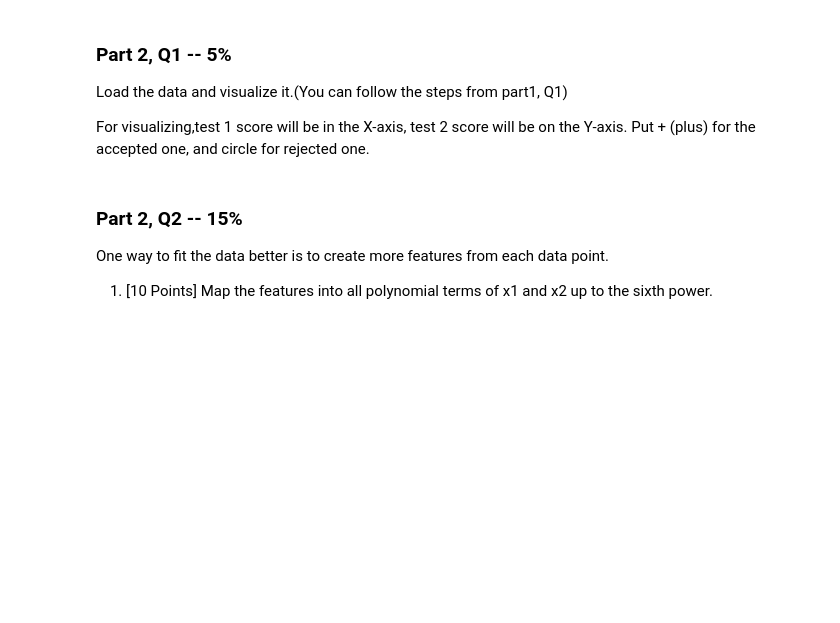
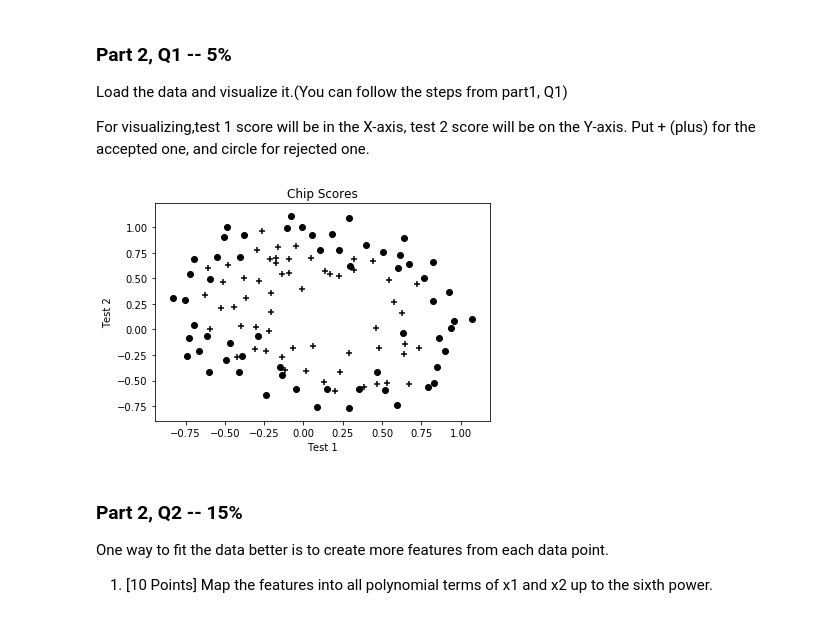
Before and after one commit to aviveiros11/Machine_Learning, a Jupyter notebook: Assignment2/Assignment2.ipynb, the cells around one changed output. Drawn from its saved outputs; the diff is of its cells as text; code cells hidden in the pictures; blank space fills up the shorter version.

```diff
--- a/Assignment2/Assignment2.ipynb
+++ b/Assignment2/Assignment2.ipynb
@@ -224,6 +250,29 @@ Import and examine the dataset Assignment2_data2.txt. Suppose you are the produc
 Load the data and visualize it.(You can follow the steps from part1, Q1)
 
 For visualizing,test 1 score will be in the X-axis, test 2 score will be on the Y-axis. Put + (plus) for the accepted one, and circle for rejected one.
+# %%
+path = os.getcwd() + '/Assignment2_data2.csv'
+data = pd.read_csv(path, header=None, names=['Test 1', 'Test 2', 'Admitted'])
+
+cols = data.shape[1]
+X = data.iloc[:,0:cols-1]
+y = data.iloc[:,cols-1:cols]
+
+for i in range(0, len(y)):
+    marker = y.at[i,"Admitted"]
+    if marker == 1:
+        sign = "+"
+    else:
+        sign = "o"
+
+    plt.scatter(x=X.at[i,"Test 1"], y=X.at[i,"Test 2"], marker=sign, c="Black")
+
+plt.title("Chip Scores")
+plt.xlabel("Test 1")
+plt.ylabel("Test 2")
+plt.show()
+# %% [output]
+[figure, added]
 # %% [markdown]
 ### Part 2, Q2 -- 15%
 One way to fit the data better is to create more features from each data
```
Also changed, not shown: parts of 5 cells of this notebook.
